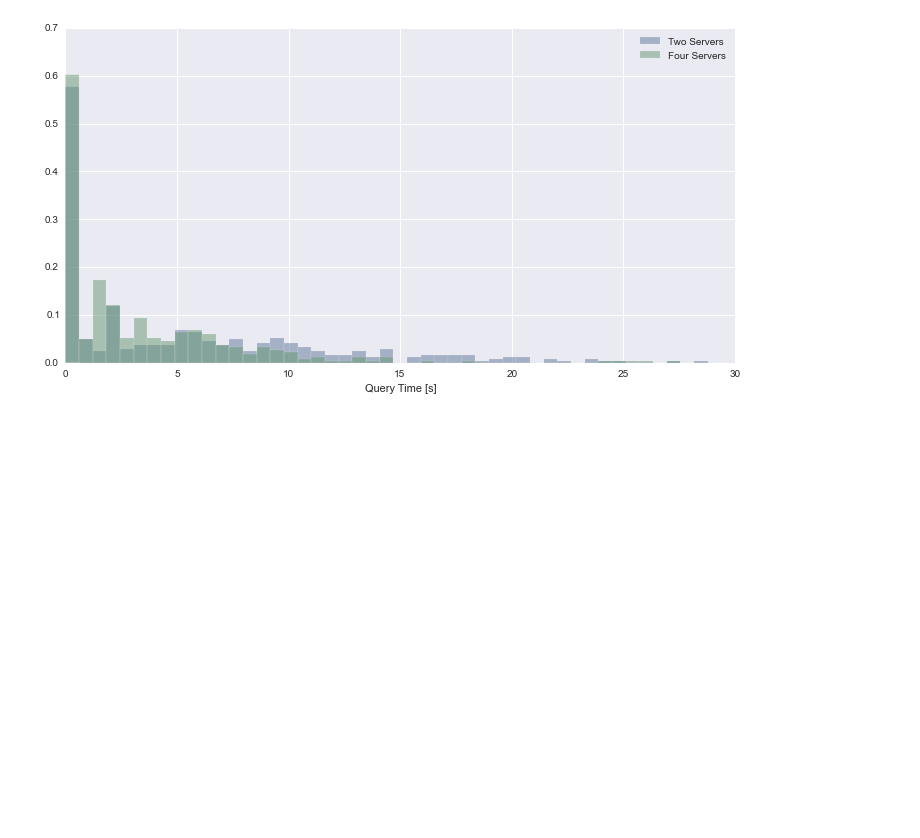
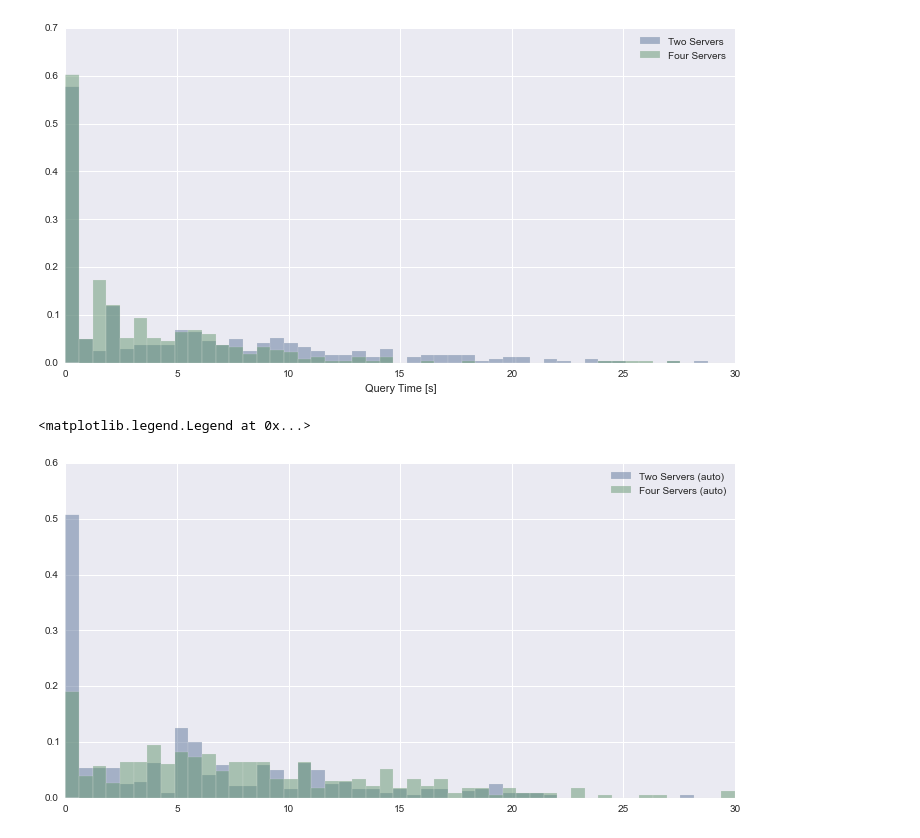
Before and after one commit to anjackson/keeping-codes, a Jupyter notebook: experiments/Scaling The Indexer.ipynb, the cells around one changed output. Cells and saved outputs as stored; diff of their text form; code cells hidden in the pictures; blank space fills up the shorter version.

```diff
--- a/experiments/Scaling The Indexer.ipynb
+++ b/experiments/Scaling The Indexer.ipynb
@@ -1250,3 +1252,11 @@ plt.xlabel("Query Time [s]")
 fig.savefig("solr-bench/QTimeHist.svg")
 # %% [output]
 [figure]
+# %%
+fig = plt.figure(figsize=(12, 6))
+plt.hist(qts2a, bins, normed=True, alpha=.5, label="Two Servers (auto)");
+plt.hist(qts4a, bins, normed=True, alpha=.5, label="Four Servers (auto)");
+plt.legend()
+# %% [output]
+<matplotlib.legend.Legend at 0x...>
+[figure, added]
```
Also changed, not shown: parts of 6 cells of this notebook, 2 other files.
